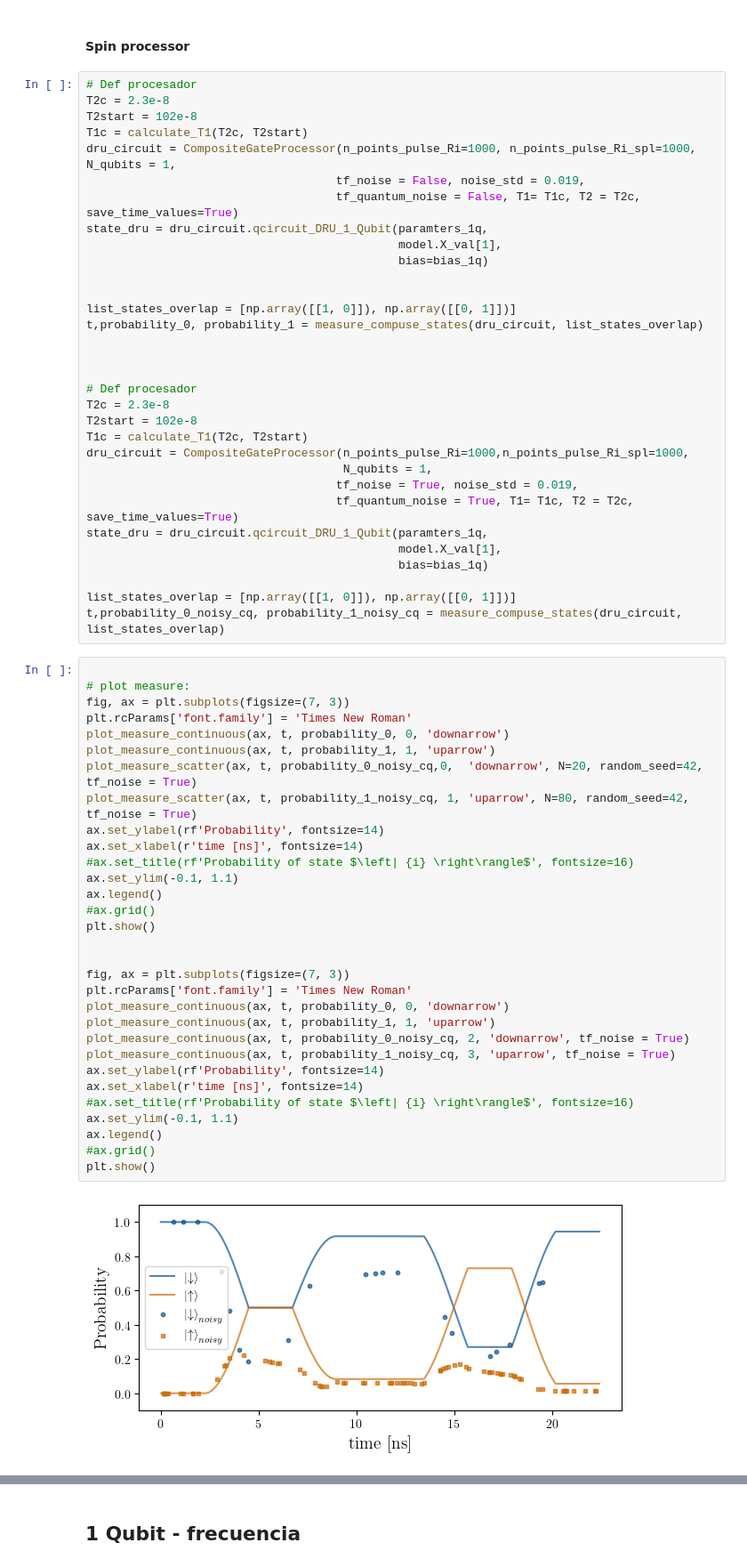
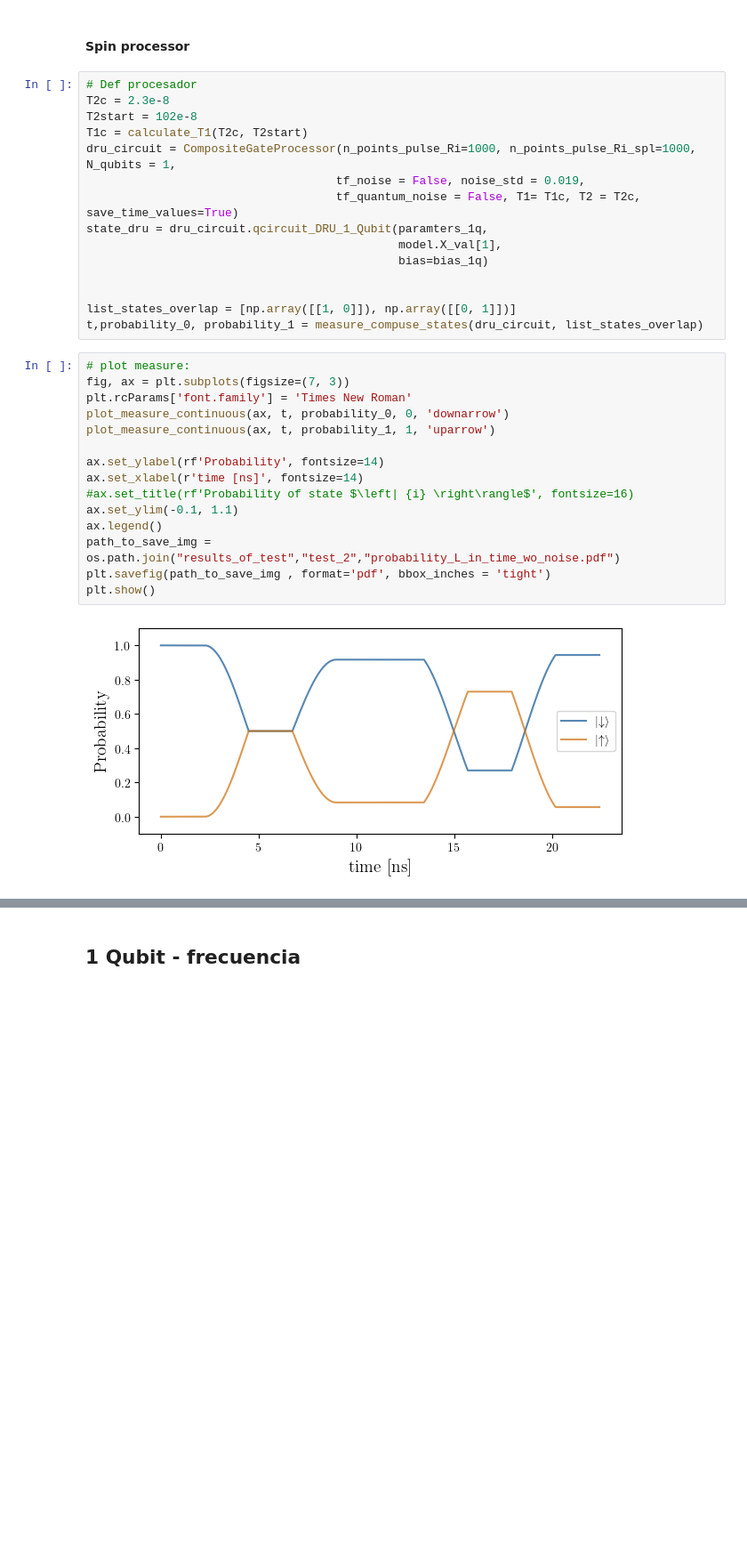
Before and after one commit to 6arlos6/QML_with_spins_using_DRU_algorithm, a Jupyter notebook: test_2_quantum_processor_model.ipynb, the cells around one changed output, grey strips where cells are left out. Shown at 89% size. Saved outputs shown, nothing was run; the diff lists cells and outputs as text; blank space fills up the shorter version.

```diff
--- a/test_2_quantum_processor_model.ipynb
+++ b/test_2_quantum_processor_model.ipynb
@@ -852,53 +683,20 @@ state_dru = dru_circuit.qcircuit_DRU_1_Qubit(paramters_1q,
 
 list_states_overlap = [np.array([[1, 0]]), np.array([[0, 1]])]
 t,probability_0, probability_1 = measure_compuse_states(dru_circuit, list_states_overlap)
-
-
-
-# Def procesador
-T2c = 2.3e-8
-T2start = 102e-8
-T1c = calculate_T1(T2c, T2start)
-dru_circuit = CompositeGateProcessor(n_points_pulse_Ri=1000,n_points_pulse_Ri_spl=1000,
-                                     N_qubits = 1,
-                                    tf_noise = True, noise_std = 0.019,
-                                    tf_quantum_noise = True, T1= T1c, T2 = T2c, save_time_values=True)
-state_dru = dru_circuit.qcircuit_DRU_1_Qubit(paramters_1q,
-                                             model.X_val[1],
-                                             bias=bias_1q)
-
-list_states_overlap = [np.array([[1, 0]]), np.array([[0, 1]])]
-t,probability_0_noisy_cq, probability_1_noisy_cq = measure_compuse_states(dru_circuit, list_states_overlap)
 # %%
-
 # plot measure:
 fig, ax = plt.subplots(figsize=(7, 3))
 plt.rcParams['font.family'] = 'Times New Roman'
 plot_measure_continuous(ax, t, probability_0, 0, 'downarrow')
 plot_measure_continuous(ax, t, probability_1, 1, 'uparrow')
-plot_measure_scatter(ax, t, probability_0_noisy_cq,0,  'downarrow', N=20, random_seed=42, tf_noise = True)
-plot_measure_scatter(ax, t, probability_1_noisy_cq, 1, 'uparrow', N=80, random_seed=42, tf_noise = True)
+
 ax.set_ylabel(rf'Probability', fontsize=14)
 ax.set_xlabel(r'time [ns]', fontsize=14)
 #ax.set_title(rf'Probability of state $\left| {i} \right\rangle$', fontsize=16)
 ax.set_ylim(-0.1, 1.1)
 ax.legend()
-#ax.grid()
+path_to_save_img = os.path.join("results_of_test","test_2","probability_L_in_time_wo_noise.pdf")
+plt.savefig(path_to_save_img , format='pdf', bbox_inches = 'tight')
 plt.show()
-
-
-fig, ax = plt.subplots(figsize=(7, 3))
-plt.rcParams['font.family'] = 'Times New Roman'
-plot_measure_continuous(ax, t, probability_0, 0, 'downarrow')
-plot_measure_continuous(ax, t, probability_1, 1, 'uparrow')
-plot_measure_continuous(ax, t, probability_0_noisy_cq, 2, 'downarrow', tf_noise = True)
-plot_measure_continuous(ax, t, probability_1_noisy_cq, 3, 'uparrow', tf_noise = True)
-ax.set_ylabel(rf'Probability', fontsize=14)
-ax.set_xlabel(r'time [ns]', fontsize=14)
-#ax.set_title(rf'Probability of state $\left| {i} \right\rangle$', fontsize=16)
-ax.set_ylim(-0.1, 1.1)
-ax.legend()
-#ax.grid()
-plt.show()
 # %% [output]
-[figure, old version]
+[figure, new version]
```
Also changed, not shown: parts of 56 cells of this notebook, 41 other files.
